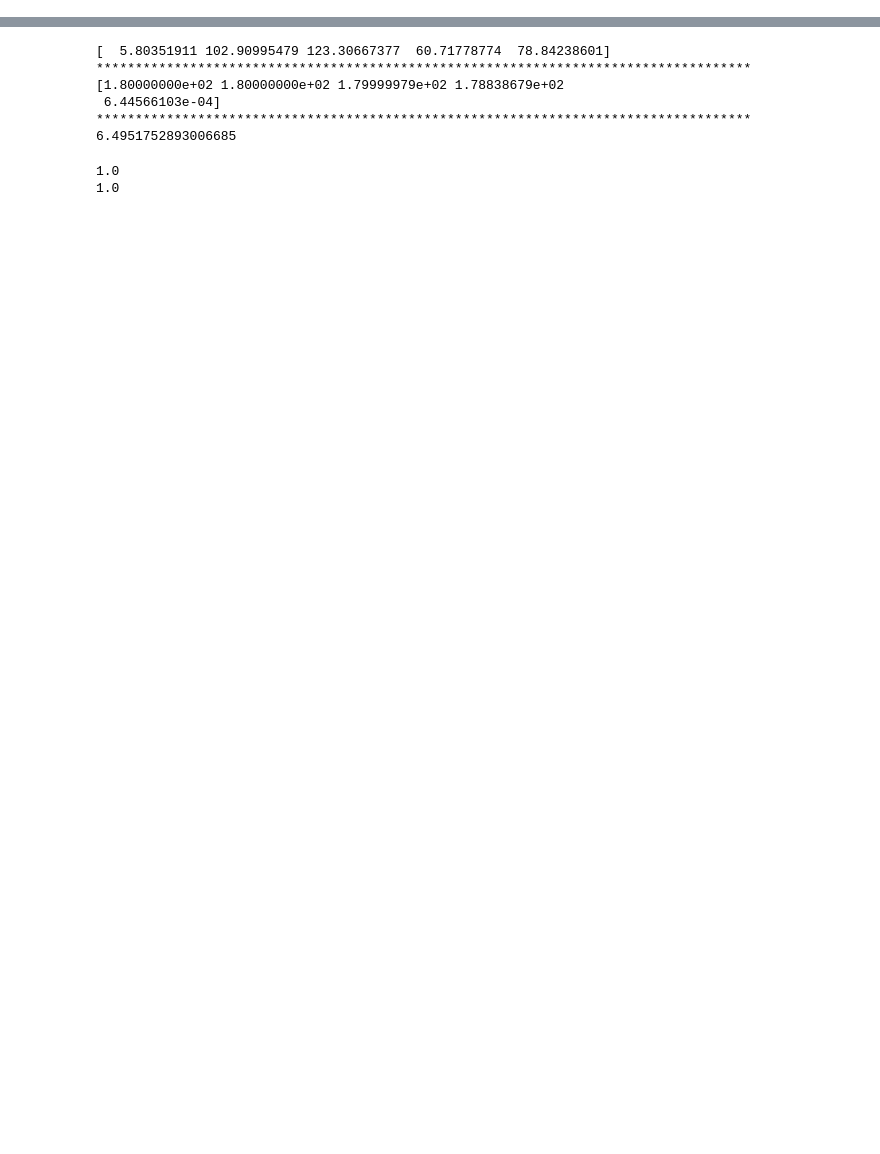
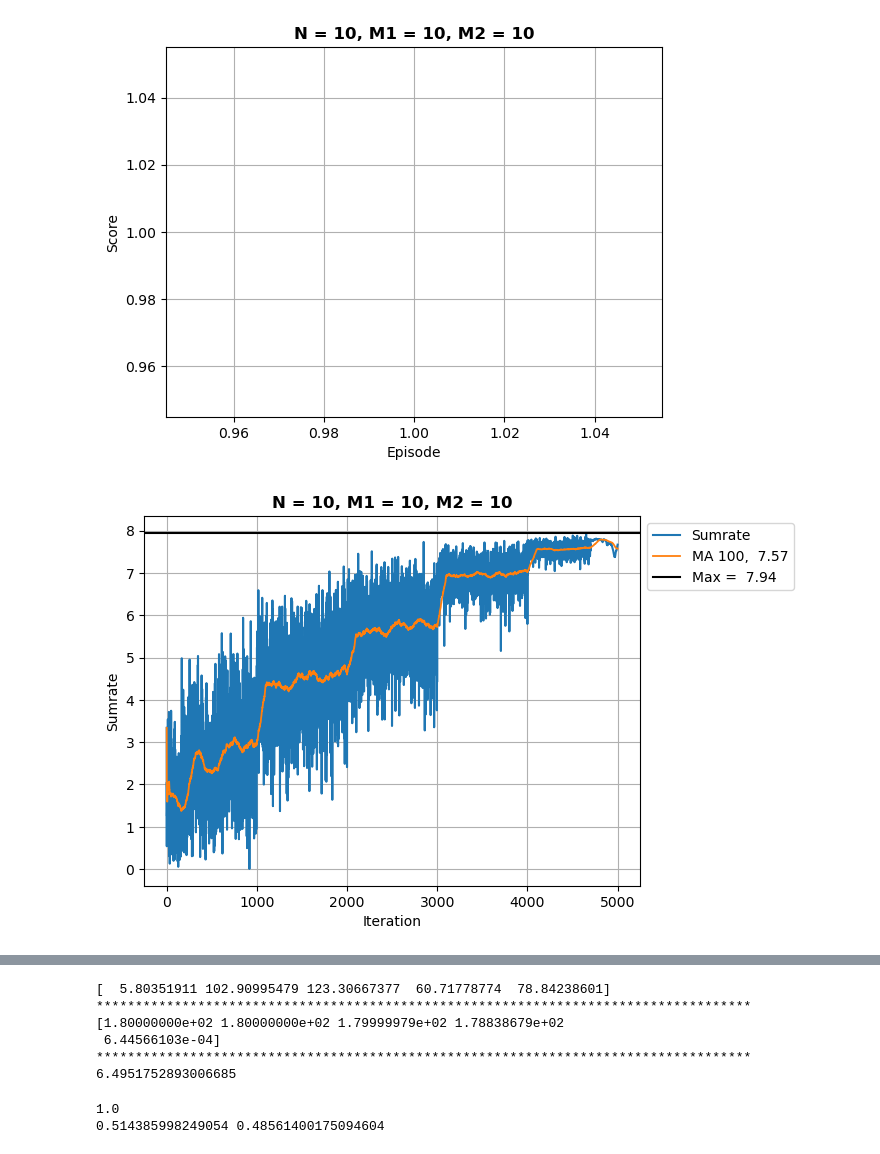
Before and after one commit to DanesH-Abdollahi/IRS-Project, a Jupyter notebook: src/main.ipynb, the cells around one changed output, grey strips where cells are left out. Drawn from its saved outputs; the diff is of its cells as text; code cells hidden in the pictures; blank space fills up the shorter version.

```diff
--- a/src/main.ipynb
+++ b/src/main.ipynb
@@ -124,0 +236,5 @@ Power split factor = 0.47 | Power noise = 0.0
+# %%
+run2(5000, env=env2)
+# %% [output]
+[figure, added]
+[figure, added]
@@ -136,8 +254,8 @@ print(max(sumrate.reshape(num_of_episodes*num_of_iterations,)))
 ************************************************************************************
 6.4951752893006685
 # %%
-print(np.linalg.norm(U1.w)**2 + np.linalg.norm(U2.w)**2)
-print(U1.allocated_power + U2.allocated_power)
+print(np.linalg.norm(U11.w)**2 + np.linalg.norm(U21.w)**2)
+print(U11.allocated_power , U21.allocated_power)
 # %% [output]
 1.0
-1.0
+0.514385998249054 0.48561400175094604
```
Also changed, not shown: parts of 7 cells of this notebook, 1 other file.
